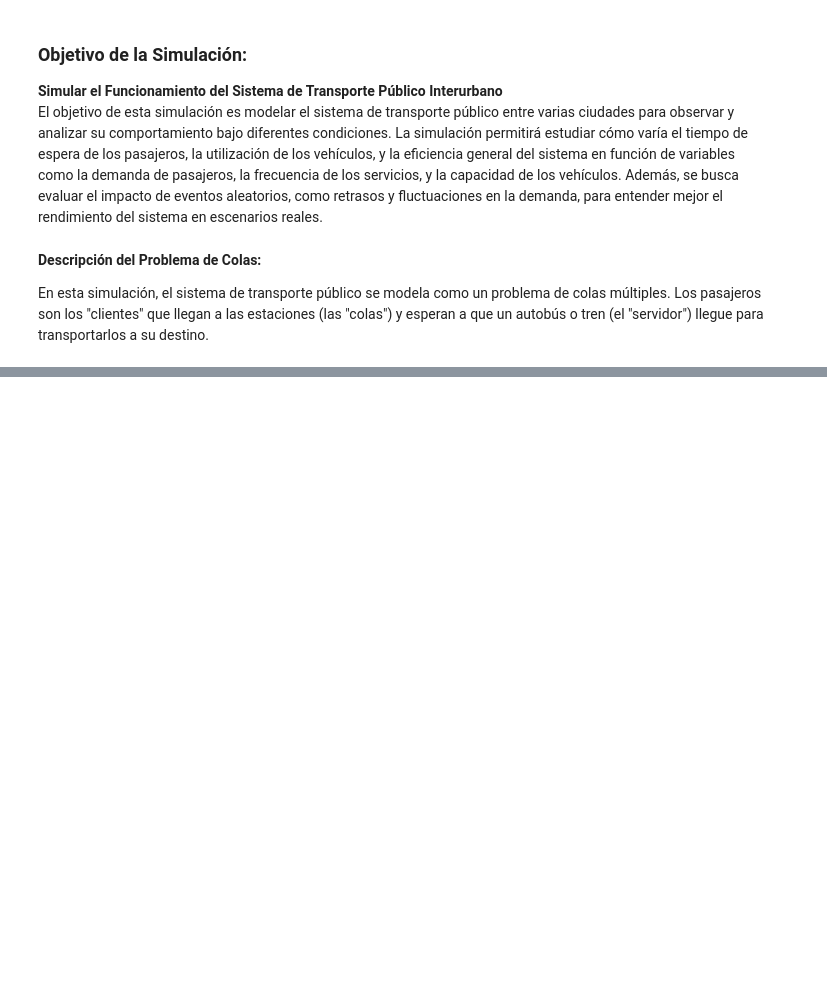
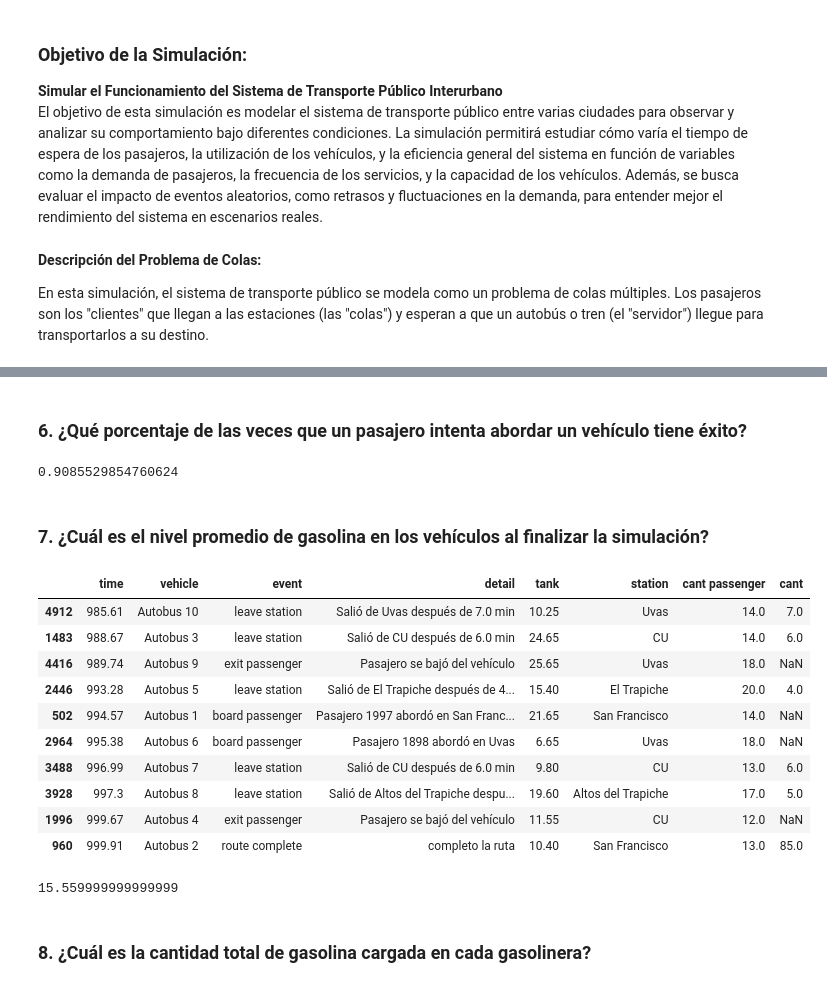
Before and after one commit to JocsanRueda/Teoria-de-la-simulacion-, a Jupyter notebook: Unidad I/proyecto_final.ipynb, the cells around one changed output, grey strips where cells are left out. Cells and saved outputs as stored; diff of their text form; code cells hidden in the pictures; blank space fills up the shorter version.

```diff
--- a/Unidad I/proyecto_final.ipynb
+++ b/Unidad I/proyecto_final.ipynb
@@ -327,0 +712,31 @@ tiempo 99: El vehiculo ha salido de la estacion El Trapiche despues de 5 min
+# %% [markdown]
+### 6. ¿Qué porcentaje de las veces que un pasajero intenta abordar un vehículo tiene éxito?
+# %%
+df_new6= passenger_events.loc[ (passenger_events['event']=="aboard")| (passenger_events['event']=="aboard failed")]
+passenger_events.loc[ (passenger_events['event']=="aboard")].shape[0]/df_new6.shape[0]
+# %% [output]
+0.9085529854760624
+# %% [markdown]
+### 7. ¿Cuál es el nivel promedio de gasolina en los vehículos al finalizar la simulación?
+# %%
+df_new7 =vehicle_events.sort_values(by='time').groupby('vehicle').tail(1)
+df_new7
+# %% [output]
+|  | time | vehicle | event | detail | tank | station | cant passenger | cant |
+| 4912 | 985.61 | Autobus 10 | leave station | Salió de Uvas después de 7.0 min | 10.25 | Uvas | 14.0 | 7.0 |
+| 1483 | 988.67 | Autobus 3 | leave station | Salió de CU después de 6.0 min | 24.65 | CU | 14.0 | 6.0 |
+| 4416 | 989.74 | Autobus 9 | exit passenger | Pasajero se bajó del vehículo | 25.65 | Uvas | 18.0 | NaN |
+| 2446 | 993.28 | Autobus 5 | leave station | Salió de El Trapiche después de 4... | 15.40 | El Trapiche | 20.0 | 4.0 |
+| 502 | 994.57 | Autobus 1 | board passenger | Pasajero 1997 abordó en San Franc... | 21.65 | San Francisco | 14.0 | NaN |
+| 2964 | 995.38 | Autobus 6 | board passenger | Pasajero 1898 abordó en Uvas | 6.65 | Uvas | 18.0 | NaN |
+| 3488 | 996.99 | Autobus 7 | leave station | Salió de CU después de 6.0 min | 9.80 | CU | 13.0 | 6.0 |
+| 3928 | 997.3 | Autobus 8 | leave station | Salió de Altos del Trapiche despu... | 19.60 | Altos del Trapiche | 17.0 | 5.0 |
+| 1996 | 999.67 | Autobus 4 | exit passenger | Pasajero se bajó del vehículo | 11.55 | CU | 12.0 | NaN |
+| 960 | 999.91 | Autobus 2 | route complete | completo la ruta | 10.40 | San Francisco | 13.0 | 85.0 |
+# %%
+prom=df_new7["tank"].mean()
+prom
+# %% [output]
+15.559999999999999
+# %% [markdown]
+### 8. ¿Cuál es la cantidad total de gasolina cargada en cada gasolinera?
```
Also changed, not shown: parts of 38 cells of this notebook.
